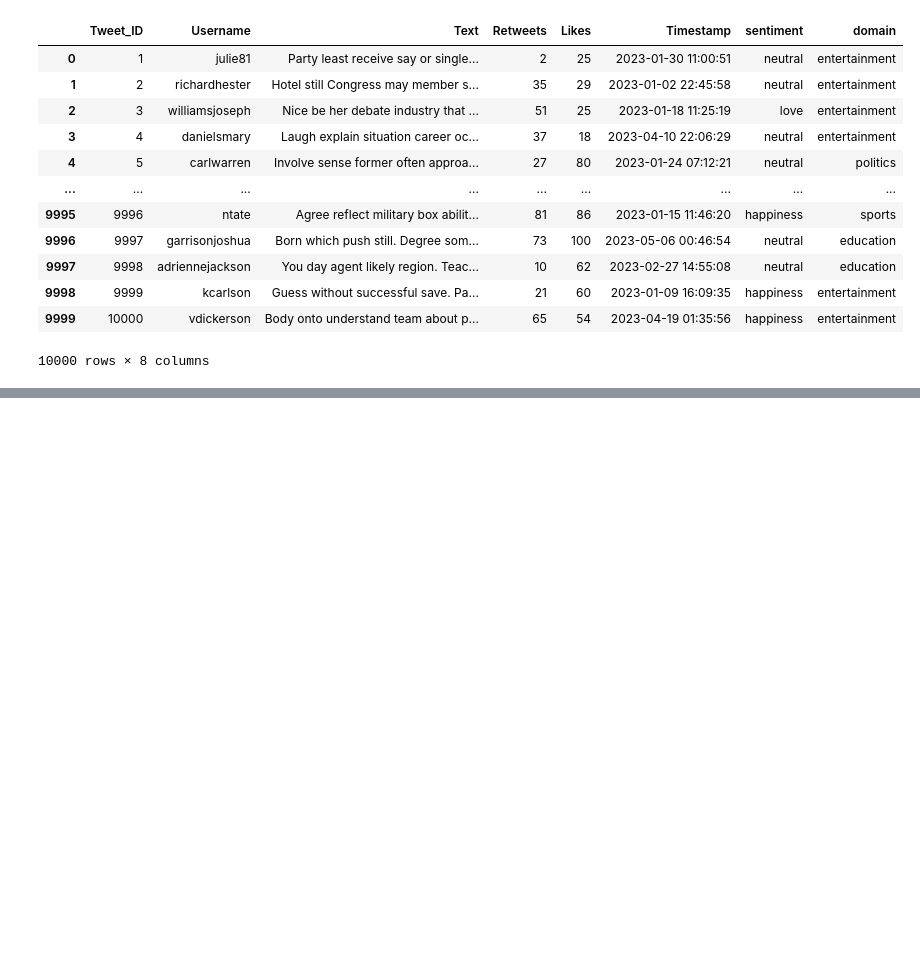
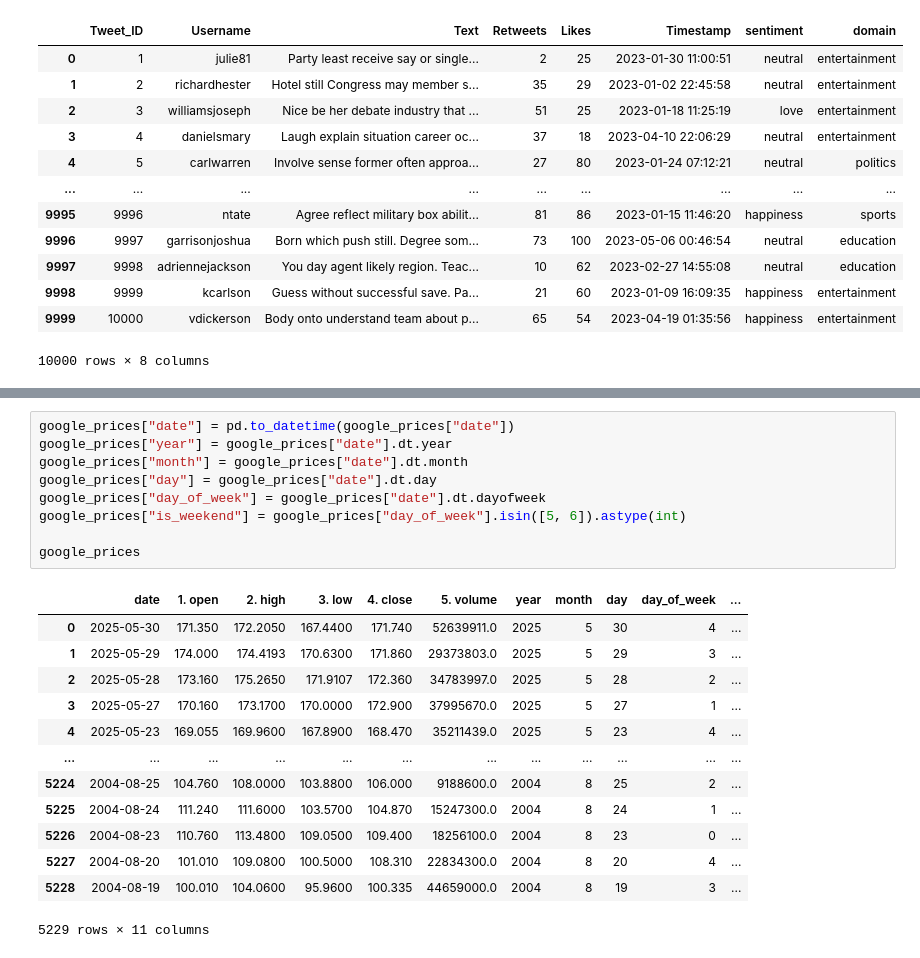
Before and after one commit to arundhatisingh17/Stock-Sentiment-Analysis, a Jupyter notebook: stock-prices-sentiment.ipynb, the cells around one changed output, grey strips where cells are left out. Cells and saved outputs as stored; diff of their text form; blank space fills up the shorter version.

```diff
--- a/stock-prices-sentiment.ipynb
+++ b/stock-prices-sentiment.ipynb
@@ -154,0 +275,23 @@ twitter_dataset = pd.read_csv("/kaggle/working/twitter_dataset(domain).csv")
+# %%
+google_prices["date"] = pd.to_datetime(google_prices["date"])
+google_prices["year"] = google_prices["date"].dt.year
+google_prices["month"] = google_prices["date"].dt.month
+google_prices["day"] = google_prices["date"].dt.day
+google_prices["day_of_week"] = google_prices["date"].dt.dayofweek
+google_prices["is_weekend"] = google_prices["day_of_week"].isin([5, 6]).astype(int)
+
+google_prices
+# %% [output]
+|  | date | 1. open | 2. high | 3. low | 4. close | 5. volume | year | month | day | day_of_week | ... |
+| 0 | 2025-05-30 | 171.350 | 172.2050 | 167.4400 | 171.740 | 52639911.0 | 2025 | 5 | 30 | 4 | ... |
+| 1 | 2025-05-29 | 174.000 | 174.4193 | 170.6300 | 171.860 | 29373803.0 | 2025 | 5 | 29 | 3 | ... |
+| 2 | 2025-05-28 | 173.160 | 175.2650 | 171.9107 | 172.360 | 34783997.0 | 2025 | 5 | 28 | 2 | ... |
+| 3 | 2025-05-27 | 170.160 | 173.1700 | 170.0000 | 172.900 | 37995670.0 | 2025 | 5 | 27 | 1 | ... |
+| 4 | 2025-05-23 | 169.055 | 169.9600 | 167.8900 | 168.470 | 35211439.0 | 2025 | 5 | 23 | 4 | ... |
+| ... | ... | ... | ... | ... | ... | ... | ... | ... | ... | ... | ... |
+| 5224 | 2004-08-25 | 104.760 | 108.0000 | 103.8800 | 106.000 | 9188600.0 | 2004 | 8 | 25 | 2 | ... |
+| 5225 | 2004-08-24 | 111.240 | 111.6000 | 103.5700 | 104.870 | 15247300.0 | 2004 | 8 | 24 | 1 | ... |
+| 5226 | 2004-08-23 | 110.760 | 113.4800 | 109.0500 | 109.400 | 18256100.0 | 2004 | 8 | 23 | 0 | ... |
+| 5227 | 2004-08-20 | 101.010 | 109.0800 | 100.5000 | 108.310 | 22834300.0 | 2004 | 8 | 20 | 4 | ... |
+| 5228 | 2004-08-19 | 100.010 | 104.0600 | 95.9600 | 100.335 | 44659000.0 | 2004 | 8 | 19 | 3 | ... |
+5229 rows × 11 columns
```
Also changed, not shown: parts of 28 cells of this notebook.
